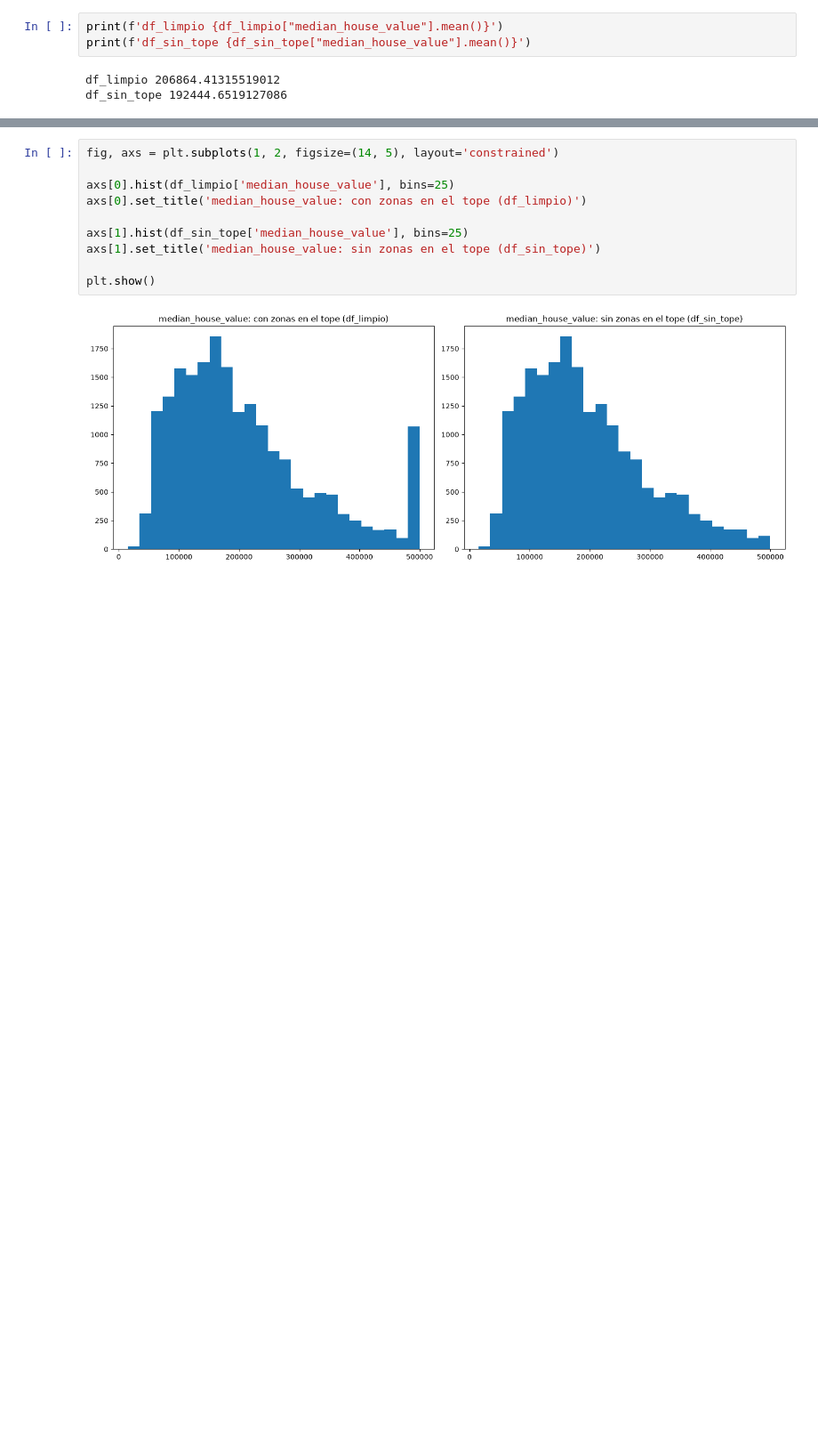
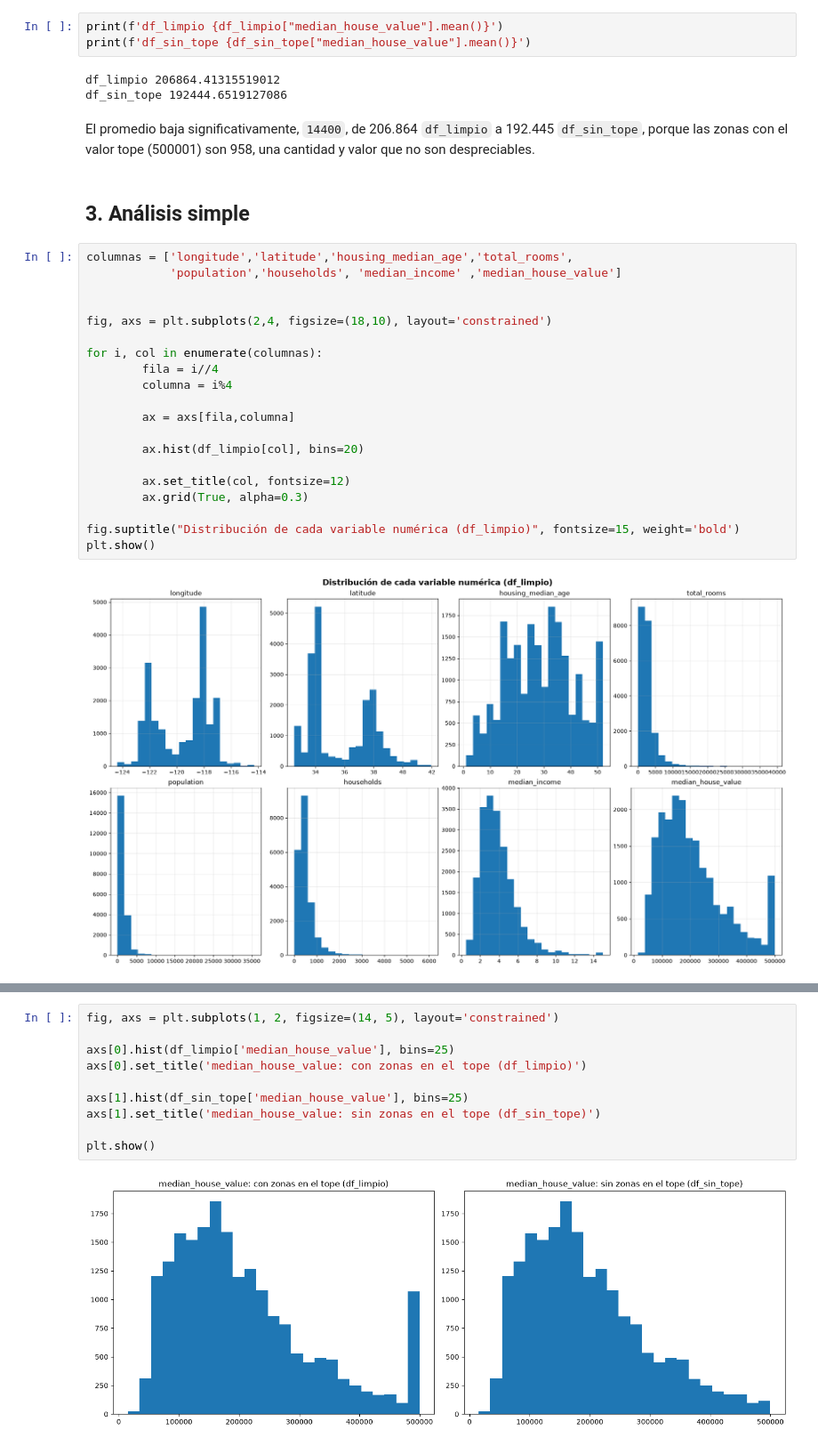
Before and after one commit to CarlosScura/reto-para-magos-de-datos, a Jupyter notebook: 01_california.ipynb, the cells around one changed output, grey strips where cells are left out. Shown at 89% size. Cells and saved outputs as stored; diff of their text form; blank space fills up the shorter version.

Commit message:
Agregar títulos de sección, textos de análisis y conclusiones al notebook de California

```diff
--- a/01_california.ipynb
+++ b/01_california.ipynb
@@ -224,3 +237,29 @@ print(f'df_sin_tope {df_sin_tope["median_house_value"].mean()}')
 # %% [output]
 df_limpio 206864.41315519012
 df_sin_tope 192444.6519127086
+# %% [markdown]
+El promedio baja significativamente, `14400`, de 206.864 `df_limpio` a 192.445 `df_sin_tope`, porque las zonas con el valor tope (500001) son 958, una cantidad y valor que no son despreciables.
+# %% [markdown]
+## 3. Análisis simple
+# %%
+columnas = ['longitude','latitude','housing_median_age','total_rooms',
+            'population','households', 'median_income' ,'median_house_value']
+
+
+fig, axs = plt.subplots(2,4, figsize=(18,10), layout='constrained')
+
+for i, col in enumerate(columnas):
+        fila = i//4
+        columna = i%4
+
+        ax = axs[fila,columna]
+
+        ax.hist(df_limpio[col], bins=20)
+
+        ax.set_title(col, fontsize=12)
+        ax.grid(True, alpha=0.3)
+
+fig.suptitle("Distribución de cada variable numérica (df_limpio)", fontsize=15, weight='bold')
+plt.show()
+# %% [output]
+[figure, added]
```
Also changed, not shown: parts of 32 cells of this notebook.
